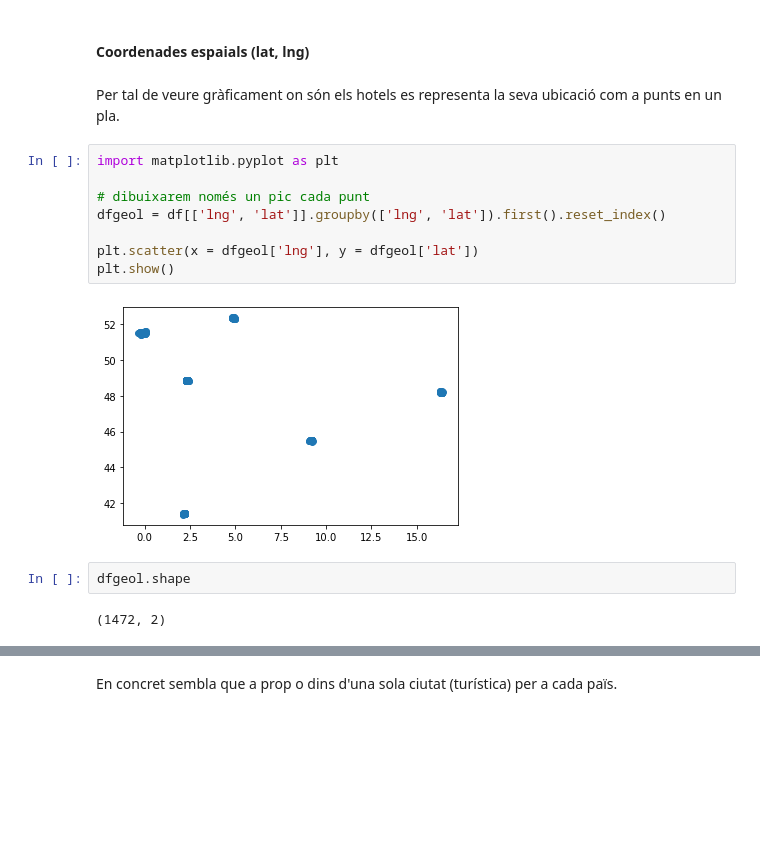
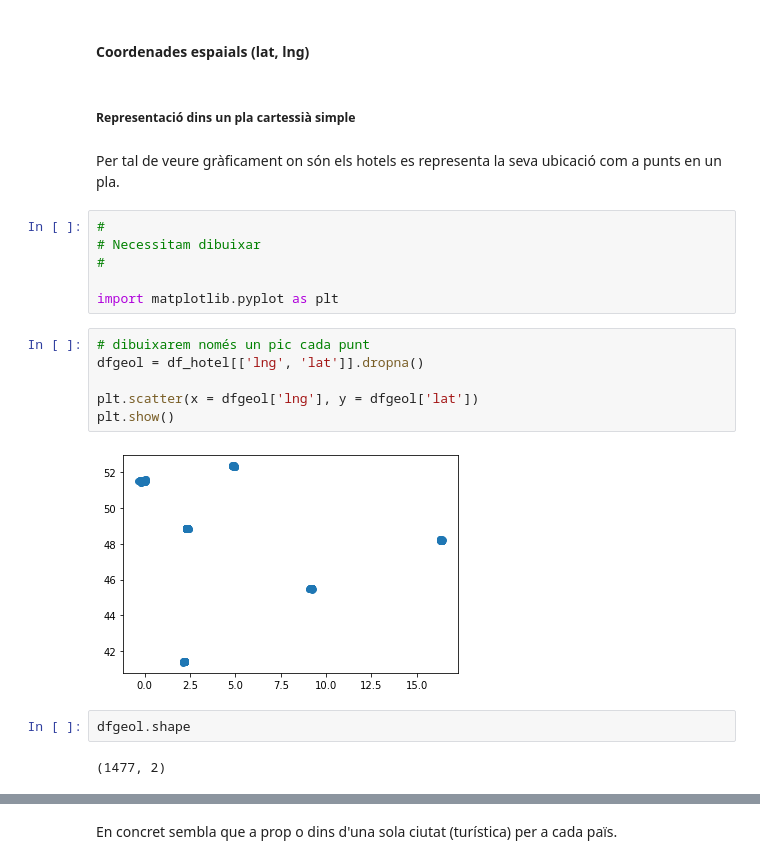
Before and after one commit to llublad/MUSI-AA, a Jupyter notebook: musi-aa-modulo1/W6/practica/hr_features_study.ipynb, the cells around one changed output, grey strips where cells are left out. Saved outputs shown, nothing was run; the diff lists cells and outputs as text; blank space fills up the shorter version.

```diff
--- a/musi-aa-modulo1/W6/practica/hr_features_study.ipynb
+++ b/musi-aa-modulo1/W6/practica/hr_features_study.ipynb
@@ -292,18 +318,24 @@ que ho garanteixi com podria ser
 # %% [markdown]
 #### Coordenades espaials (lat, lng)
+# %% [markdown]
+##### Representació dins un pla cartessià simple
 # %% [markdown]
 Per tal de veure gràficament on són els hotels es representa la seva ubicació com a punts en un pla.
-# %%
-import matplotlib.pyplot as plt
-
-# dibuixarem només un pic cada punt
-dfgeol = df[['lng', 'lat']].groupby(['lng', 'lat']).first().reset_index()
-
-plt.scatter(x = dfgeol['lng'], y = dfgeol['lat'])
-plt.show()
-# %% [output]
-[figure, removed]
-# %%
-dfgeol.shape
-# %% [output]
-(1472, 2)
+# %%
+#
+# Necessitam dibuixar
+#
+
+import matplotlib.pyplot as plt
+# %%
+# dibuixarem només un pic cada punt
+dfgeol = df_hotel[['lng', 'lat']].dropna()
+
+plt.scatter(x = dfgeol['lng'], y = dfgeol['lat'])
+plt.show()
+# %% [output]
+[figure, added]
+# %%
+dfgeol.shape
+# %% [output]
+(1477, 2)
```
Also changed, not shown: parts of 40 cells of this notebook, 7 other files.
